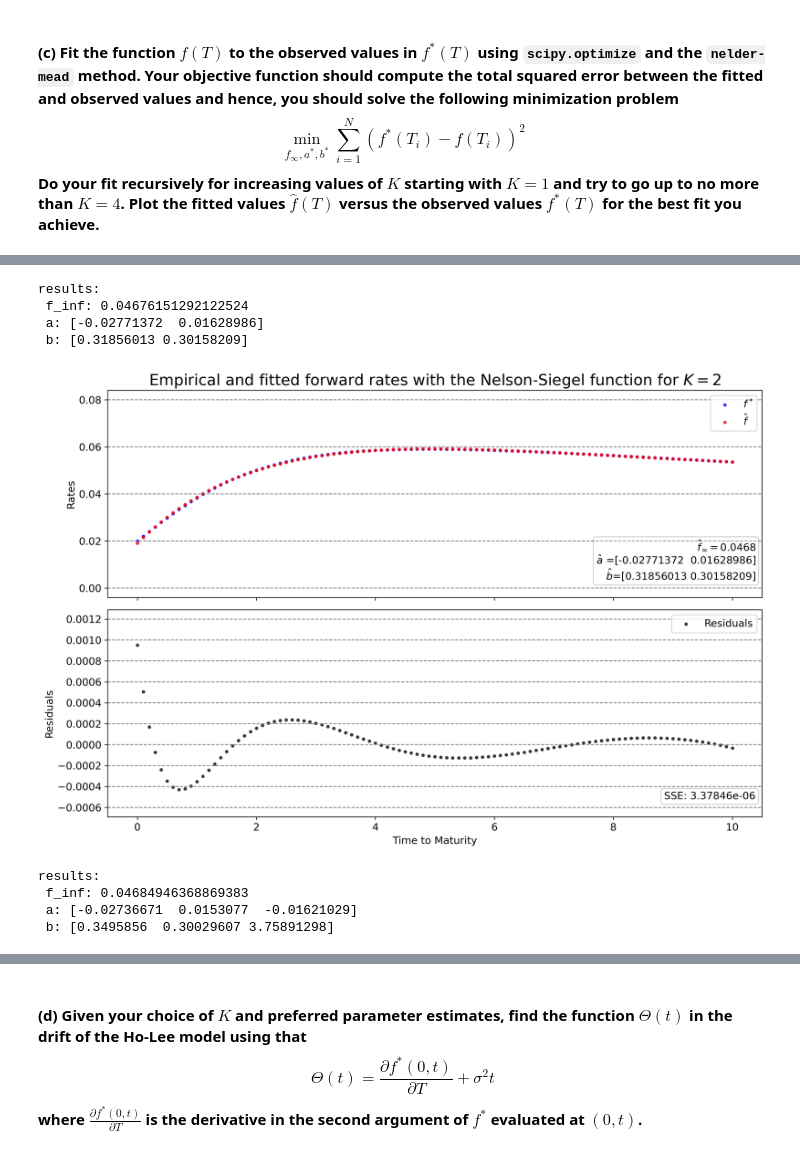
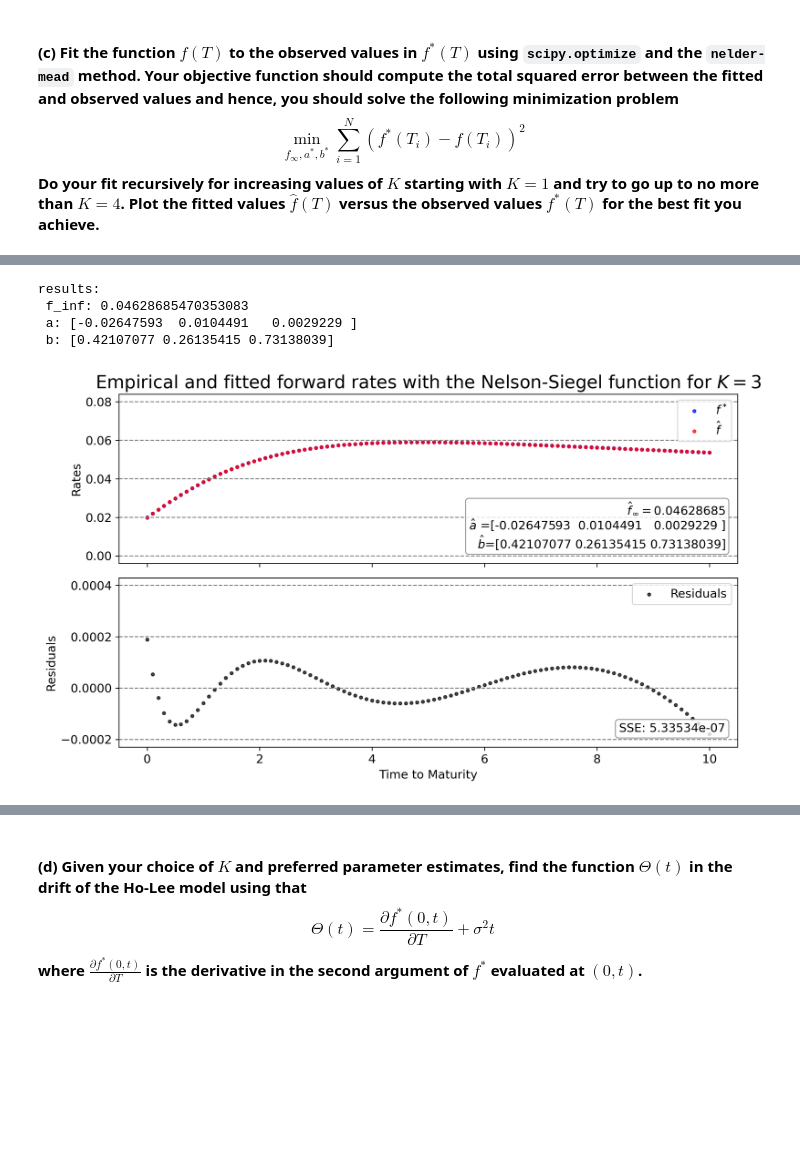
Before and after one commit to johanoelgaard/FixedIncome, a Jupyter notebook: Problem Sets/Problem Set 7/ps7.ipynb, the cells around one changed output, grey strips where cells are left out. Saved outputs shown, nothing was run; the diff lists cells and outputs as text; code cells hidden in the pictures; blank space fills up the shorter version.

Commit message:
Finished ps7, only differences are the nummerical errors in the simmulation as I do not use the same tolearance as the solution.

```diff
--- a/Problem Sets/Problem Set 7/ps7.ipynb
+++ b/Problem Sets/Problem Set 7/ps7.ipynb
@@ -281,96 +315,72 @@ plt.close()
 # %%
-# for K=2
+# for K=3
 # initial guess
 f_inf_0 = (0.03,)
-a_0 = -0.05,0.03#,0.01 # must be in form of tuple/list/array
-b_0 = 0.35,0.35#,1 # must be in form of tuple/list/array
+a_0 = -0.05,0.03,0.001 # he uses 0.001 in his file instead of the stated 0.01, does make a difference for the results and propagate through the rest of the file
+b_0 = 0.35,0.35,1 # must be in form of tuple/list/array
 param_0 = f_inf_0 + a_0 + b_0 # must be in form of tuple/list/array
 
 K = len(a_0)-1
 
 # unconstrained optimization
-result = minimize(forward_obj_ns, param_0, args=(f_star, T), method='nelder-mead', options={'disp': False})
-f_inf_hat, a_hat, b_hat, sse = result.x[0], result.x[1:1+K+1], result.x[K+2:K+2+K+1], result.fun
+result3 = minimize(forward_obj_ns, param_0, args=(f_star, T), method='nelder-mead', options={'disp': False})
+f_inf_hat3, a_hat3, b_hat3, sse3 = result3.x[0], result3.x[1:1+K+1], result3.x[K+2:K+2+K+1], result3.fun
 print(f'results:\n',
-      f'f_inf: {f_inf_hat}\n',
-      f'a: {a_hat}\n',
-      f'b: {b_hat}')
-f_fit = fid.f_ns((f_inf_hat, a_hat, b_hat), T)
-res = f_star - f_fit
+      f'f_inf: {f_inf_hat3}\n',
+      f'a: {a_hat3}\n',
+      f'b: {b_hat3}')
+f_fit3 = fid.f_ns((f_inf_hat3, a_hat3, b_hat3), T)
+res3 = f_star - f_fit3
 # %% [output]
 results:
- f_inf: 0.04676151292122524
- a: [-0.02771372  0.01628986]
- b: [0.31856013 0.30158209]
+ f_inf: 0.04628685470353083
+ a: [-0.02647593  0.0104491   0.0029229 ]
+ b: [0.42107077 0.26135415 0.73138039]
 # %%
-fig, ax = plt.subplots(2, 1, figsize=(12, 8), dpi=300, sharex=True)
+fig, ax = plt.subplots(2, 1, figsize=(10, 6), dpi=300, sharex=True)
 
 # First subplot: forward rates
 ax[0].scatter(T, f_star, label='$f^*$', marker='.', color='blue', alpha=0.7)
-ax[0].scatter(T, f_fit, label='$\hat{f}$', marker='.', color='red', alpha=0.7)
+ax[0].scatter(T, f_fit3, label='$\hat{f}$', marker='.', color='red', alpha=0.7)
 
 ax[0].yaxis.set_major_locator(MultipleLocator(base=0.02))
 for tick in ax[0].get_yticks():
     ax[0].axhline(y=tick, color='gray', linestyle='--', linewidth=1)
 ax[0].set_ylabel('Rates', fontsize=12)
 
-ax[0].legend(fontsize=12)
-textstr = f'$\hat f_\infty =${f_inf_hat:.4f}\n$\hat a$ ={a_hat}\n$\hat b $={b_hat}'
-props = dict(boxstyle='round', facecolor='white', alpha=0.2)
-ax[0].text(0.99, 0.075, textstr, transform=ax[0].transAxes, fontsize=12,
+ax[0].legend(fontsize=12, loc = 'upper right')
+textstr = f'$\hat f_\infty =${f_inf_hat3:.8f}\n$\hat a$ ={a_hat3}\n$\hat b $={b_hat3}'
+props = dict(boxstyle='round', facecolor='white', alpha=0.8, edgecolor='grey')
+ax[0].text(0.98, 0.075, textstr, transform=ax[0].transAxes, fontsize=12,
          verticalalignment='bottom',horizontalalignment = 'right', bbox=props)
 
 # Second subplot: Residuals
-ax[1].scatter(T, res, label='Residuals', marker='.', color='black', alpha=0.7)
+ax[1].scatter(T, res3, label='Residuals', marker='.', color='black', alpha=0.7)
 ax[1].set_ylabel('Residuals', fontsize=12)
 
 # Create horizontal lines dynamically based on the range
-max_residual = np.max(np.abs(res))
+max_residual = np.max(np.abs(res3))
 base1 = 2*10 ** (int(np.log10(max_residual))-1)
 ax[1].yaxis.set_major_locator(MultipleLocator(base=base1))
 for tick in ax[1].get_yticks():
     ax[1].axhline(y=tick, color='gray', linestyle='--', linewidth=1)
 
 ax[1].set_xlabel('Time to Maturity', fontsize=12)
 ax[1].legend(fontsize=12, loc='upper right')
 
 # calculate the mse of the residuals
-txt_sse = f'SSE: {sse:.5e}'
-ax[1].text(0.99, 0.075, txt_sse, transform=ax[1].transAxes, fontsize=12,
+txt_sse = f'SSE: {sse3:.5e}'
+ax[1].text(0.98, 0.075, txt_sse, transform=ax[1].transAxes, fontsize=12,
          verticalalignment='bottom', horizontalalignment = 'right', bbox=props)
 
 for ax_i in ax:
     ax_i.tick_params(axis='both', which='major', labelsize=12)
     ax_i.yaxis.get_offset_text().set_fontsize(12)  # Adjust the size as needed
 
 
 ax[0].set_title(f'Empirical and fitted forward rates with the Nelson-Siegel function for $K = {K+1}$', fontsize=18)
 plt.tight_layout()
 plt.show()
 plt.close()
 # %% [output]
-[figure, old version]
+[figure, new version]
-# %%
-# for K=3
-# initial guess
-f_inf_0 = (0.03,)
-a_0 = -0.05,0.03,0.01 # must be in form of tuple/list/array
-b_0 = 0.35,0.35,1 # must be in form of tuple/list/array
-param_0 = f_inf_0 + a_0 + b_0 # must be in form of tuple/list/array
-
-K = len(a_0)-1
-
-# unconstrained optimization
-result = minimize(forward_obj_ns, param_0, args=(f_star, T), method='nelder-mead', options={'disp': False})
-f_inf_hat, a_hat, b_hat, sse = result.x[0], result.x[1:1+K+1], result.x[K+2:K+2+K+1], result.fun
-print(f'results:\n',
-      f'f_inf: {f_inf_hat}\n',
-      f'a: {a_hat}\n',
-      f'b: {b_hat}')
-f_fit = fid.f_ns((f_inf_hat, a_hat, b_hat), T)
-res = f_star - f_fit
-# %% [output]
-results:
- f_inf: 0.04684946368869383
- a: [-0.02736671  0.0153077  -0.01621029]
- b: [0.3495856  0.30029607 3.75891298]
```
Also changed, not shown: parts of 31 cells of this notebook.
